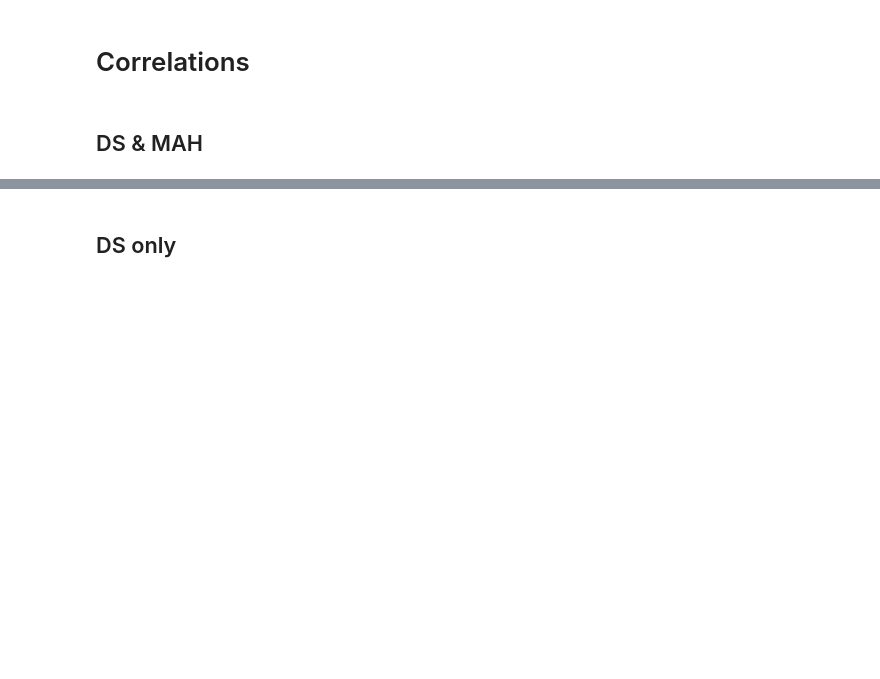
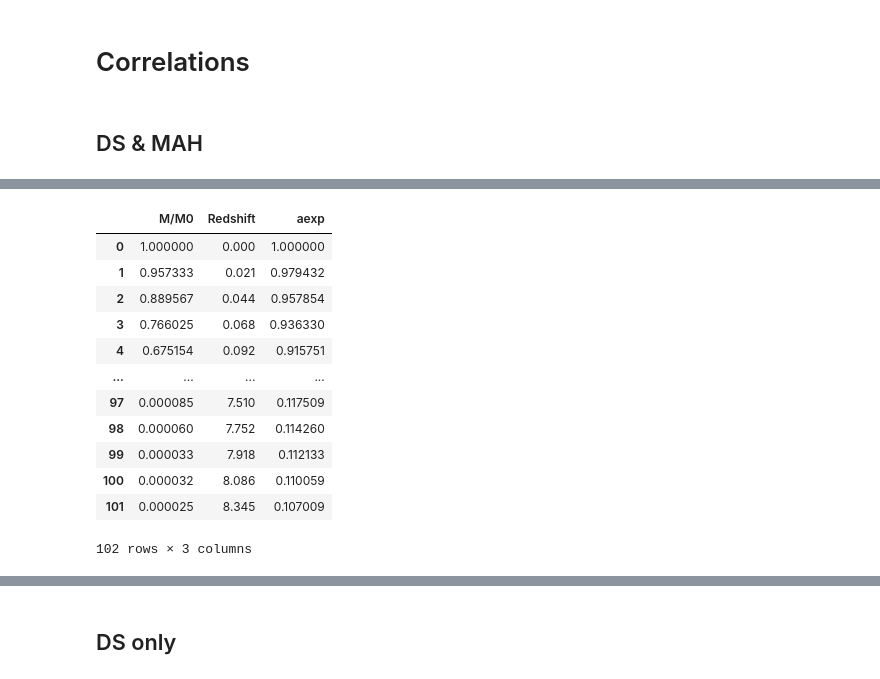
Before and after one commit to Kabelo-T/cluster_morph, a Jupyter notebook: cluster_morphs.ipynb, the cells around one changed output, grey strips where cells are left out. Drawn from its saved outputs; the diff is of its cells as text; code cells hidden in the pictures; blank space fills up the shorter version.

```diff
--- a/cluster_morphs.ipynb
+++ b/cluster_morphs.ipynb
@@ -128,6 +219,7 @@ for file in os.listdir('data/gadgetx3k_20/AHF_History/'):
     mm0 = pd.DataFrame(mm0)
     mm0.rename(columns={0: 'M/M0'}, inplace=True)
     mm0['Redshift'] = mah_df['Redshift(0)']
+    mm0['aexp'] = 1 / (1+mm0['Redshift'])
     mah_df_list.append(mm0)
 # %%
 dsdf = pd.read_csv(
@@ -201,0 +320,16 @@ plt.show()
+# %%
+mah_df_list[0]
+# %% [output]
+|  | M/M0 | Redshift | aexp |
+| 0 | 1.000000 | 0.000 | 1.000000 |
+| 1 | 0.957333 | 0.021 | 0.979432 |
+| 2 | 0.889567 | 0.044 | 0.957854 |
+| 3 | 0.766025 | 0.068 | 0.936330 |
+| 4 | 0.675154 | 0.092 | 0.915751 |
+| ... | ... | ... | ... |
+| 97 | 0.000085 | 7.510 | 0.117509 |
+| 98 | 0.000060 | 7.752 | 0.114260 |
+| 99 | 0.000033 | 7.918 | 0.112133 |
+| 100 | 0.000032 | 8.086 | 0.110059 |
+| 101 | 0.000025 | 8.345 | 0.107009 |
+102 rows × 3 columns
```
Also changed, not shown: parts of 11 cells of this notebook, 1 other file.
